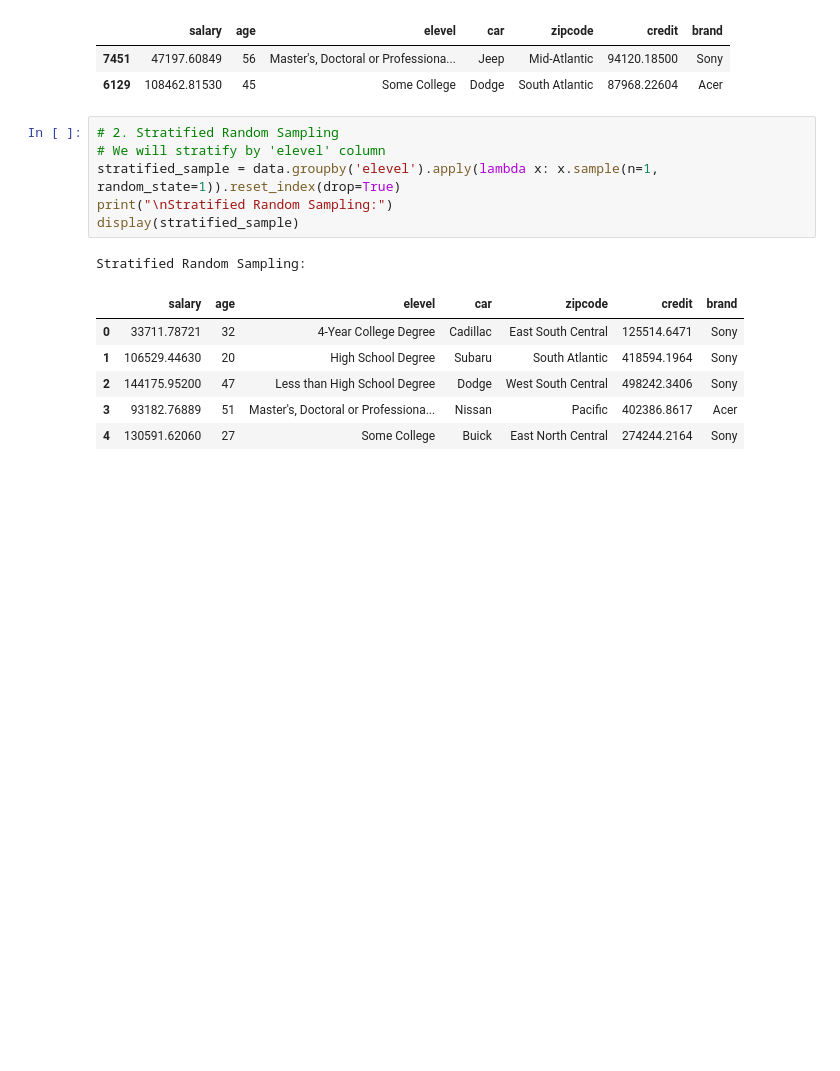
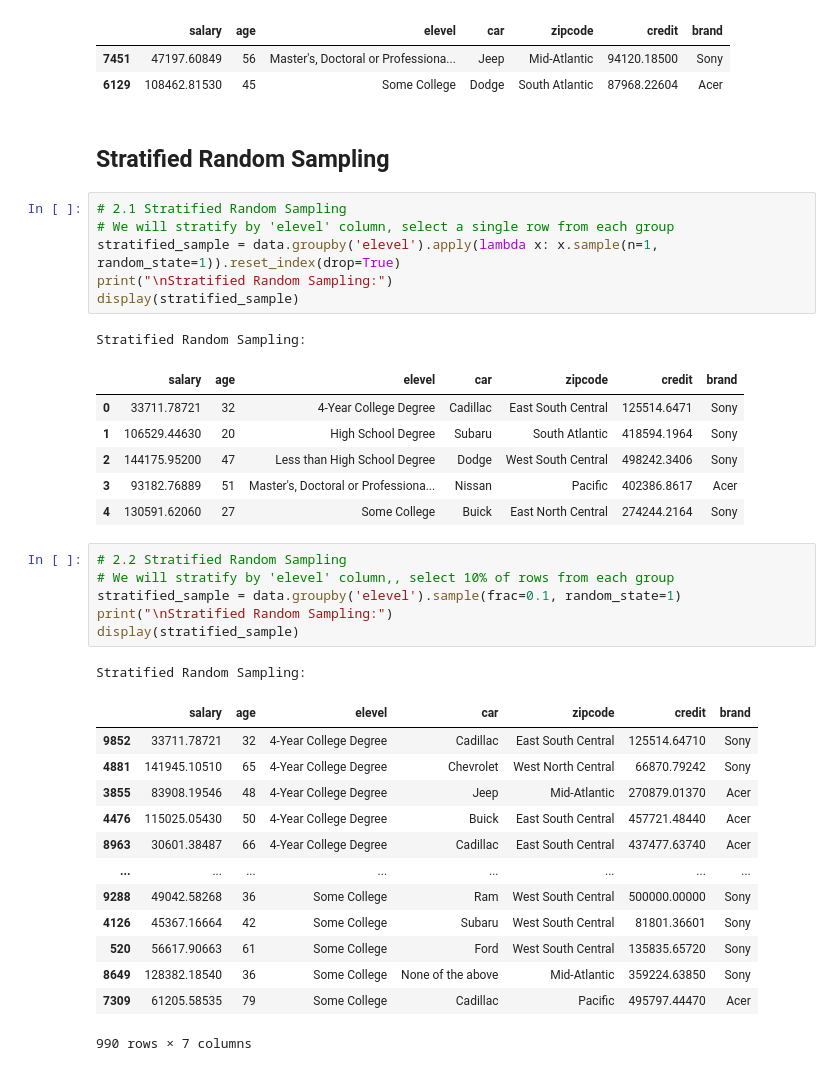
Before and after one commit to GuillermoMaresGalindo/Portafolio-Projects-Guillermo-Mares-Galindo, a Jupyter notebook: 7_Sampling/Sampling.ipynb, the cells around one changed output. Drawn from its saved outputs; the diff is of its cells as text; blank space fills up the shorter version.

```diff
--- a/7_Sampling/Examples.ipynb
+++ b/7_Sampling/Sampling.ipynb
@@ -79,9 +94,11 @@ Simple Random Sampling:
 |  | salary | age | elevel | car | zipcode | credit | brand |
 | 7451 | 47197.60849 | 56 | Master's, Doctoral or Professiona... | Jeep | Mid-Atlantic | 94120.18500 | Sony |
 | 6129 | 108462.81530 | 45 | Some College | Dodge | South Atlantic | 87968.22604 | Acer |
+# %% [markdown]
+## Stratified Random Sampling
 # %%
-# 2. Stratified Random Sampling
-# We will stratify by 'elevel' column
+# 2.1 Stratified Random Sampling
+# We will stratify by 'elevel' column, select a single row from each group
 stratified_sample = data.groupby('elevel').apply(lambda x: x.sample(n=1, random_state=1)).reset_index(drop=True)
 print("\nStratified Random Sampling:")
 display(stratified_sample)
@@ -93,3 +110,24 @@ Stratified Random Sampling:
 | 2 | 144175.95200 | 47 | Less than High School Degree | Dodge | West South Central | 498242.3406 | Sony |
 | 3 | 93182.76889 | 51 | Master's, Doctoral or Professiona... | Nissan | Pacific | 402386.8617 | Acer |
 | 4 | 130591.62060 | 27 | Some College | Buick | East North Central | 274244.2164 | Sony |
+# %%
+# 2.2 Stratified Random Sampling
+# We will stratify by 'elevel' column,, select 10% of rows from each group
+stratified_sample = data.groupby('elevel').sample(frac=0.1, random_state=1)
+print("\nStratified Random Sampling:")
+display(stratified_sample)
+# %% [output]
+Stratified Random Sampling:
+|  | salary | age | elevel | car | zipcode | credit | brand |
+| 9852 | 33711.78721 | 32 | 4-Year College Degree | Cadillac | East South Central | 125514.64710 | Sony |
+| 4881 | 141945.10510 | 65 | 4-Year College Degree | Chevrolet | West North Central | 66870.79242 | Sony |
+| 3855 | 83908.19546 | 48 | 4-Year College Degree | Jeep | Mid-Atlantic | 270879.01370 | Acer |
+| 4476 | 115025.05430 | 50 | 4-Year College Degree | Buick | East South Central | 457721.48440 | Acer |
+| 8963 | 30601.38487 | 66 | 4-Year College Degree | Cadillac | East South Central | 437477.63740 | Acer |
+| ... | ... | ... | ... | ... | ... | ... | ... |
+| 9288 | 49042.58268 | 36 | Some College | Ram | West South Central | 500000.00000 | Sony |
+| 4126 | 45367.16664 | 42 | Some College | Subaru | West South Central | 81801.36601 | Sony |
+| 520 | 56617.90663 | 61 | Some College | Ford | West South Central | 135835.65720 | Sony |
+| 8649 | 128382.18540 | 36 | Some College | None of the above | Mid-Atlantic | 359224.63850 | Sony |
+| 7309 | 61205.58535 | 79 | Some College | Cadillac | Pacific | 495797.44470 | Acer |
+990 rows × 7 columns
```
Also changed, not shown: parts of 11 cells of this notebook.
